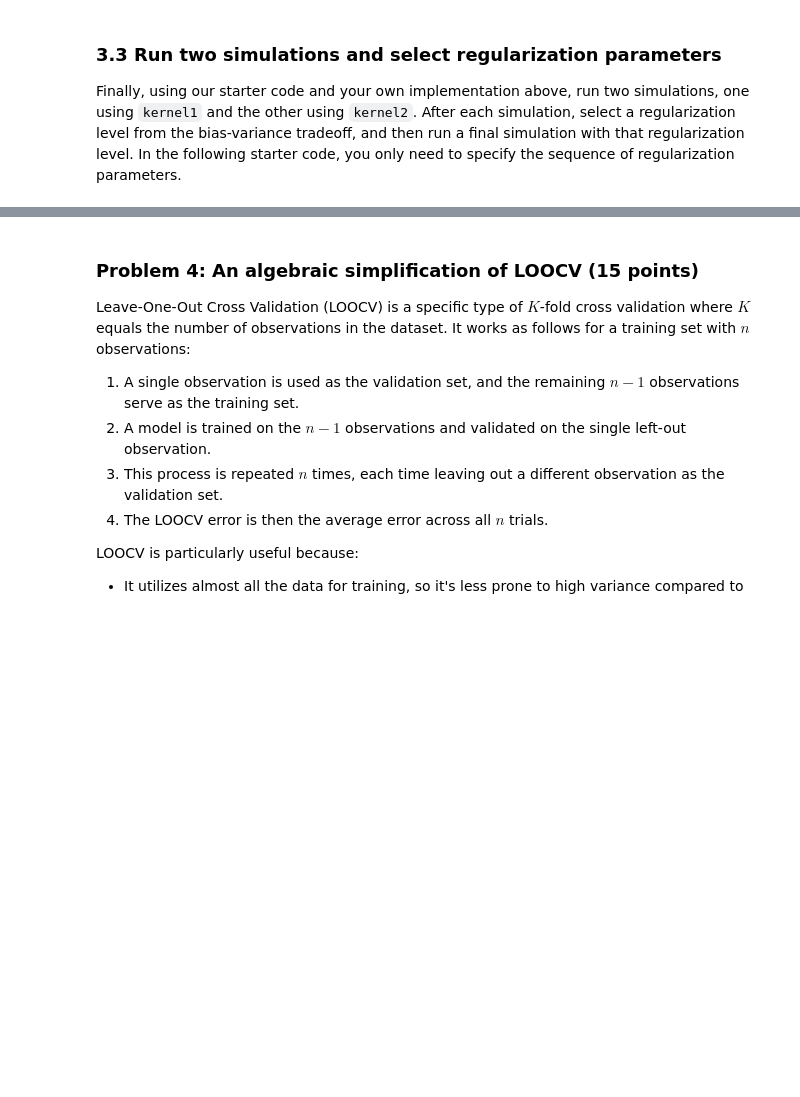
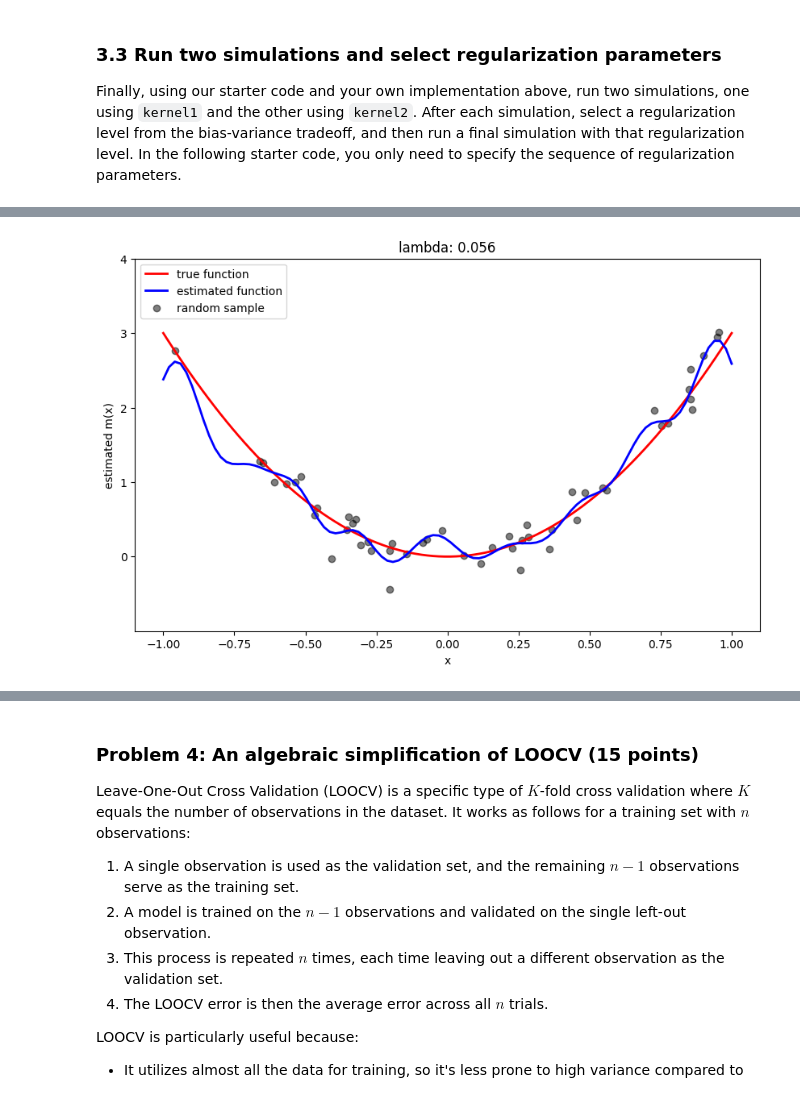
Before and after one commit to hop324/IML, a Jupyter notebook: assignments/assn1/assn1.ipynb, the cells around one changed output, grey strips where cells are left out. Cells and saved outputs as stored; diff of their text form; code cells hidden in the pictures; blank space fills up the shorter version.

```diff
--- a/assignments/assn1/assn1.ipynb
+++ b/assignments/assn1/assn1.ipynb
@@ -148,7 +148,7 @@ from sklearn.linear_model import Lasso
 from sklearn.metrics import mean_squared_error
 
 # Manually perform cross-validation for each alpha
-alphas = np.logspace(0.001, 1, 100)
+alphas = np.linspace(0.001, 1, 100)
 cv_scores = []
 
 print("Testing alphas with cross-validation...")
@@ -411,4 +430,6 @@ run_simulation(kernel1, lmbdas)
 # %%
-lambda_hat = # set the optimal lambda
+lambda_hat = 0.056# set the optimal lambda
 run_simulation(kernel1, [lambda_hat], show_bias_variance=False)
+# %% [output]
+[figure, added]
 # %%
```
Also changed, not shown: parts of 7 cells of this notebook.
